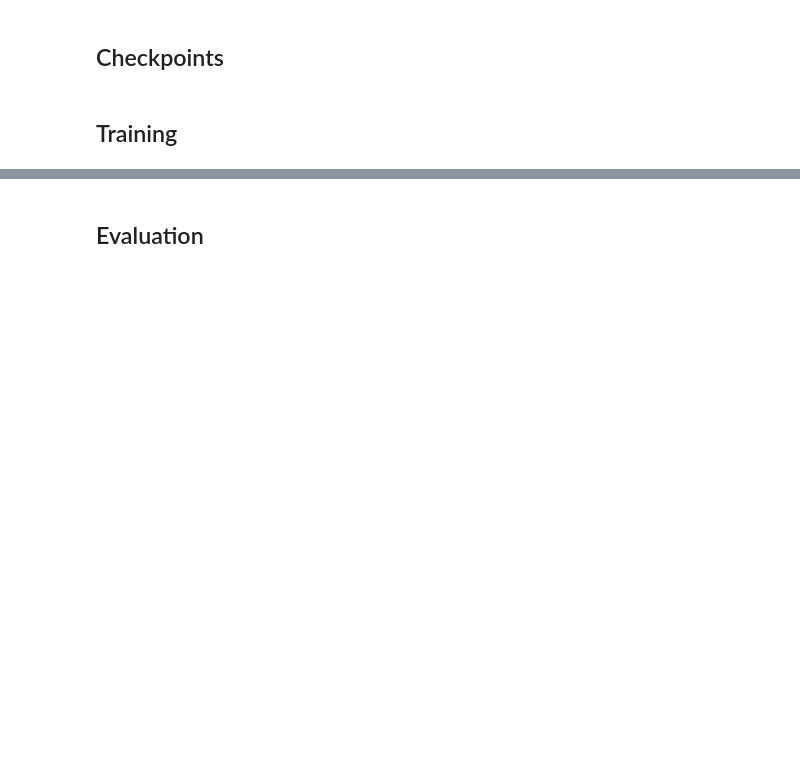
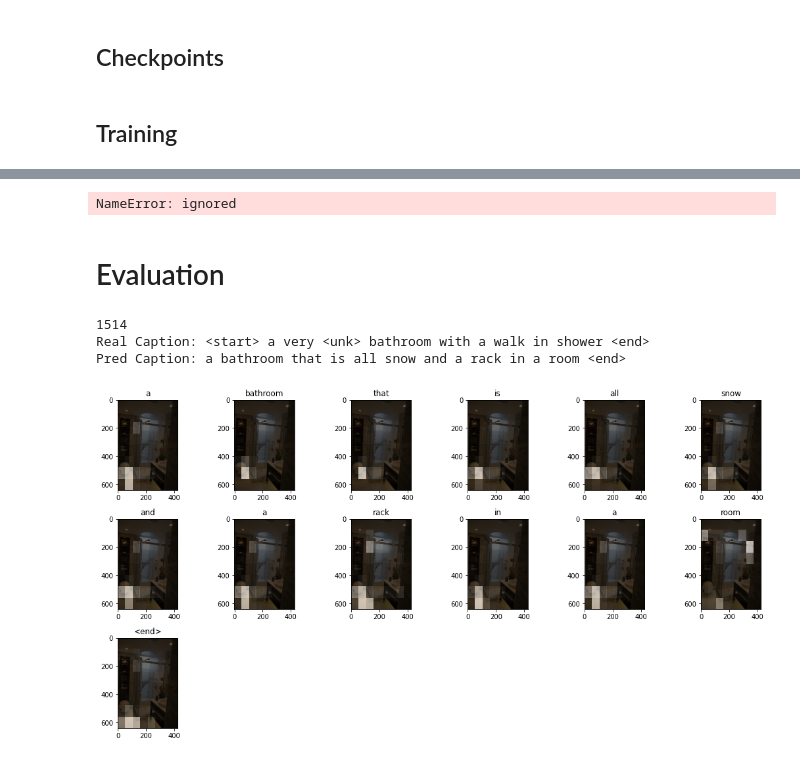
Before and after one commit to basselkassem/nlp-toolkit, a Jupyter notebook: image_caption.ipynb, the cells around one changed output, grey strips where cells are left out. Saved outputs shown, nothing was run; the diff lists cells and outputs as text; code cells hidden in the pictures; blank space fills up the shorter version.

```diff
--- a/image_caption.ipynb
+++ b/image_caption.ipynb
@@ -204,0 +244,37 @@ class RNNDecoder(Model):
+# %%
+class RNNDecoder(Model):
+  def __init__(self, units, vocab_size, embedding_size,):
+    super(RNNDecoder, self).__init__()
+    self.units = units
+    self.embedding = Embedding(vocab_size, embedding_size)
+    self.gru = GRU(
+        units,
+        return_state = True,
+        return_sequences = True,
+        recurrent_initializer = 'glorot_uniform',
+    )
+    self.fc1 = Dense(units)
+    self.fc2 = Dense(vocab_size)
+    self.attention = Attention(units)
+
+
+  def call(self, x, img_features, hidden_state):
+    y = self.embedding(x)
+    context, attention_weights = self.attention(img_features, hidden_state)
+    context = tf.expand_dims(context, 1)
+    y = tf.concat([context, y], axis = -1)
+    y, state = self.gru(y)
+    y = self.fc1(y)
+    #y = tf.nn.relu(y)
+    y = tf.reshape(y, (-1, y.shape[2]))
+    y = self.fc2(y)
+    return y, state, attention_weights
+
+  def init_state(self, batch_size):
+    return tf.zeros((batch_size, self.units))
+
+decoder = RNNDecoder(20, VOCAB_SIZE, 2)
+sample_hidden_state = decoder.init_state(BATCH_SIZE)
+decoder_input = tf.expand_dims(sample_cap_batch[:, 0], 1)
+sample_dec_output, sample_state, attention_weights = decoder(decoder_input, sample_enc_output, sample_hidden_state)
+sample_dec_output.shape, sample_state.shape, attention_weights.shape
@@ -209,2 +306,8 @@ class RNNDecoder(Model):
 # %% [markdown]
 ## Training
+# %%
+embedding_dim = 256
+units = 512
+
+encoder = CNNEncoder(units)
+decoder = RNNDecoder(units, VOCAB_SIZE, embedding_dim)
@@ -211,2 +381,9 @@ class RNNDecoder(Model):
+# %%
+plt.plot(history)
+plt.xlabel('epochs')
+plt.ylabel('Loss')
+plt.show()
+# %% [output]
+NameError: ignored
 # %% [markdown]
-## Evaluation
+# Evaluation
@@ -212,0 +445,7 @@ class RNNDecoder(Model):
+# %%
+evaluate(img_paths_val, captions_seqs_val)
+# %% [output]
+1514
+Real Caption: <start> a very <unk> bathroom with a walk in shower <end>
+Pred Caption: a bathroom that is all snow and a rack in a room <end>
+[figure, added]
```
Also changed, not shown: parts of 20 cells of this notebook.
